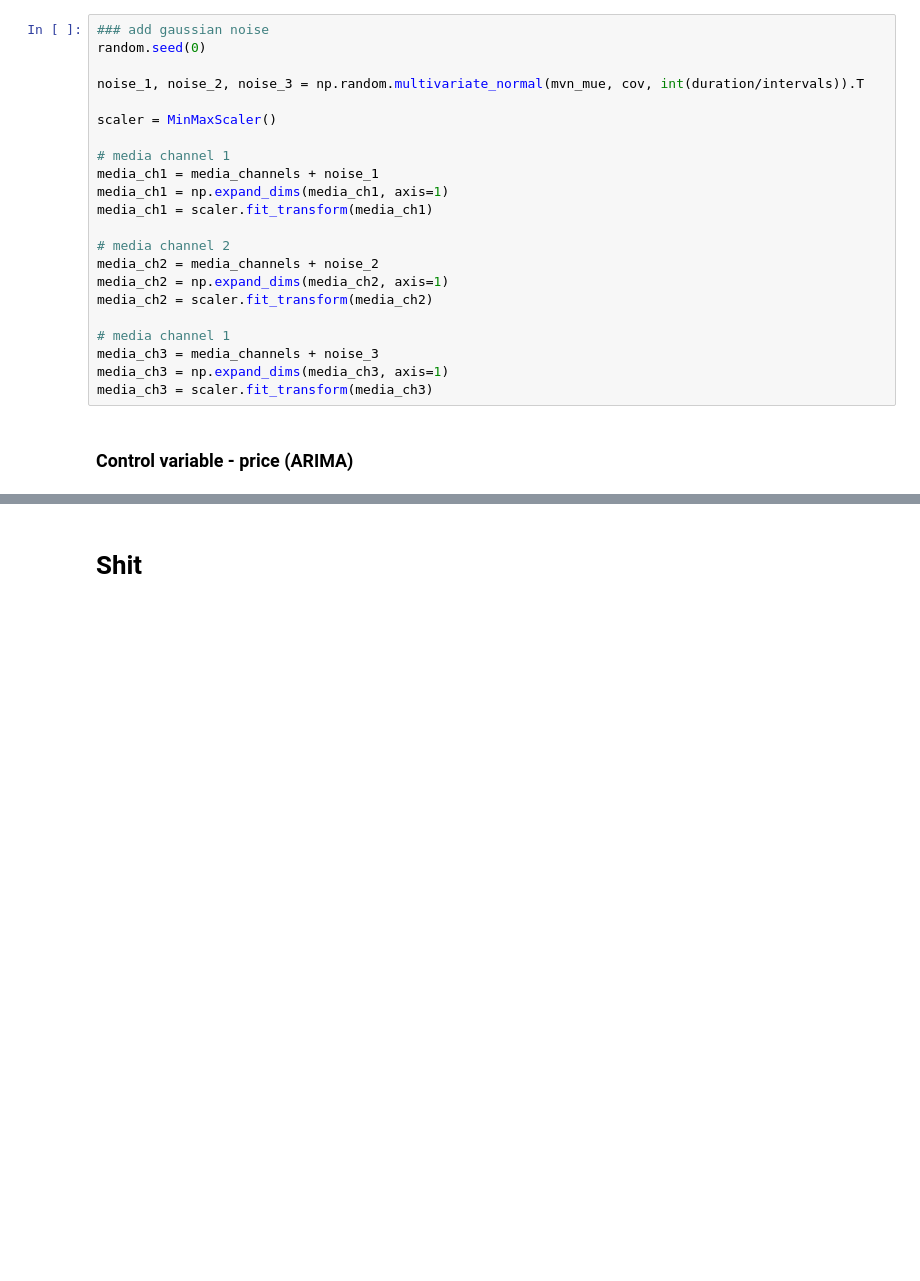
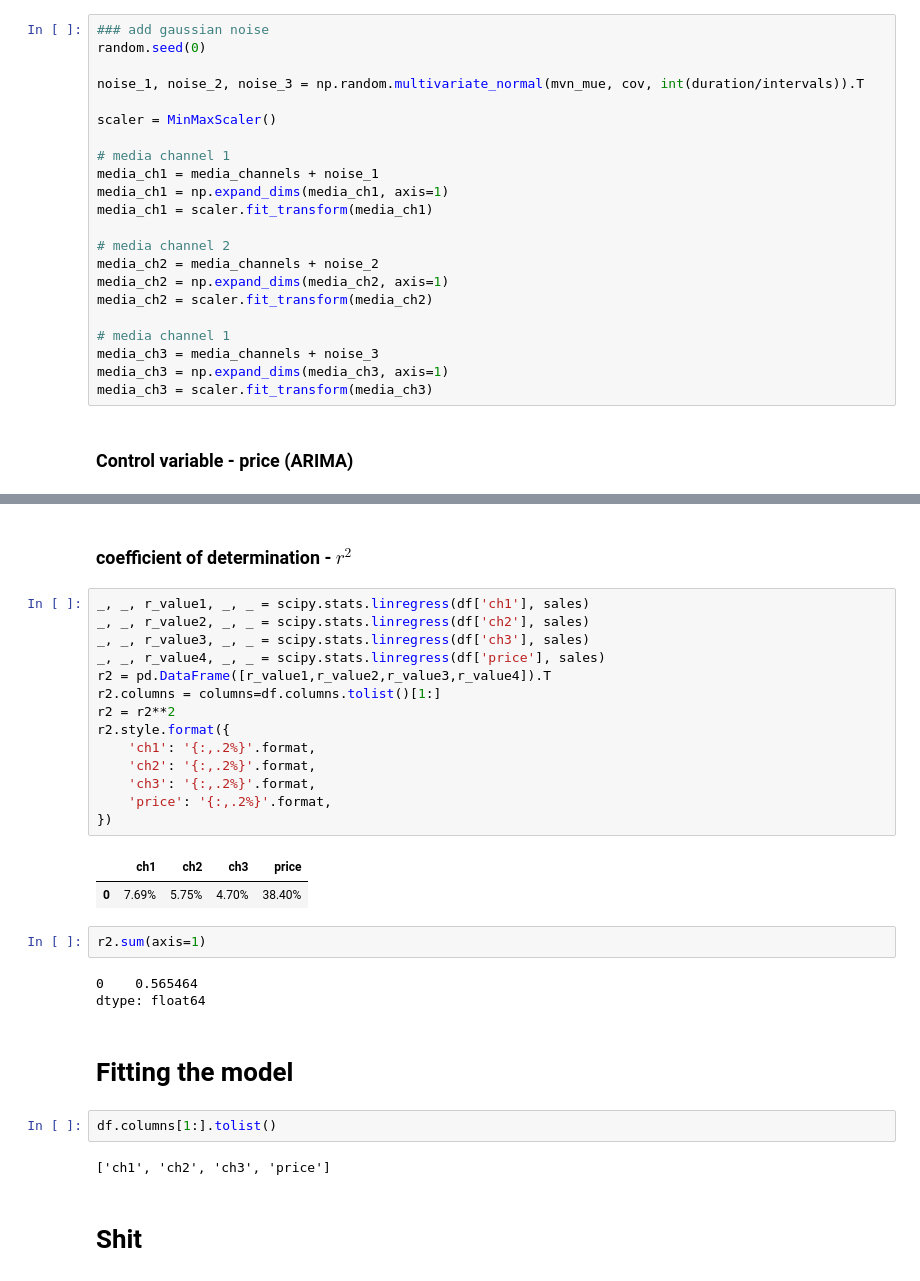
Before and after one commit to Amirgav-zz/mmm_ag, a Jupyter notebook: data_simulation.ipynb, the cells around one changed output, grey strips where cells are left out. Cells and saved outputs as stored; diff of their text form; blank space fills up the shorter version.

```diff
--- a/data_simulation.ipynb
+++ b/data_simulation.ipynb
@@ -217,3 +254,33 @@ fig.tight_layout()
+# %% [markdown]
+### coefficient of determination - $r^2$
+# %%
+_, _, r_value1, _, _ = scipy.stats.linregress(df['ch1'], sales)
+_, _, r_value2, _, _ = scipy.stats.linregress(df['ch2'], sales)
+_, _, r_value3, _, _ = scipy.stats.linregress(df['ch3'], sales)
+_, _, r_value4, _, _ = scipy.stats.linregress(df['price'], sales)
+r2 = pd.DataFrame([r_value1,r_value2,r_value3,r_value4]).T
+r2.columns = columns=df.columns.tolist()[1:]
+r2 = r2**2
+r2.style.format({
+    'ch1': '{:,.2%}'.format,
+    'ch2': '{:,.2%}'.format,
+    'ch3': '{:,.2%}'.format,
+    'price': '{:,.2%}'.format,
+})
+# %% [output]
+|  | ch1 | ch2 | ch3 | price |
+| 0 | 7.69% | 5.75% | 4.70% | 38.40% |
+# %%
+r2.sum(axis=1)
+# %% [output]
+0    0.565464
+dtype: float64
+# %% [markdown]
+# Fitting the model
+# %%
+df.columns[1:].tolist()
+# %% [output]
+['ch1', 'ch2', 'ch3', 'price']
 # %% [markdown]
 # Shit
 # %%
```
Also changed, not shown: parts of 21 cells of this notebook, 1 other file.
